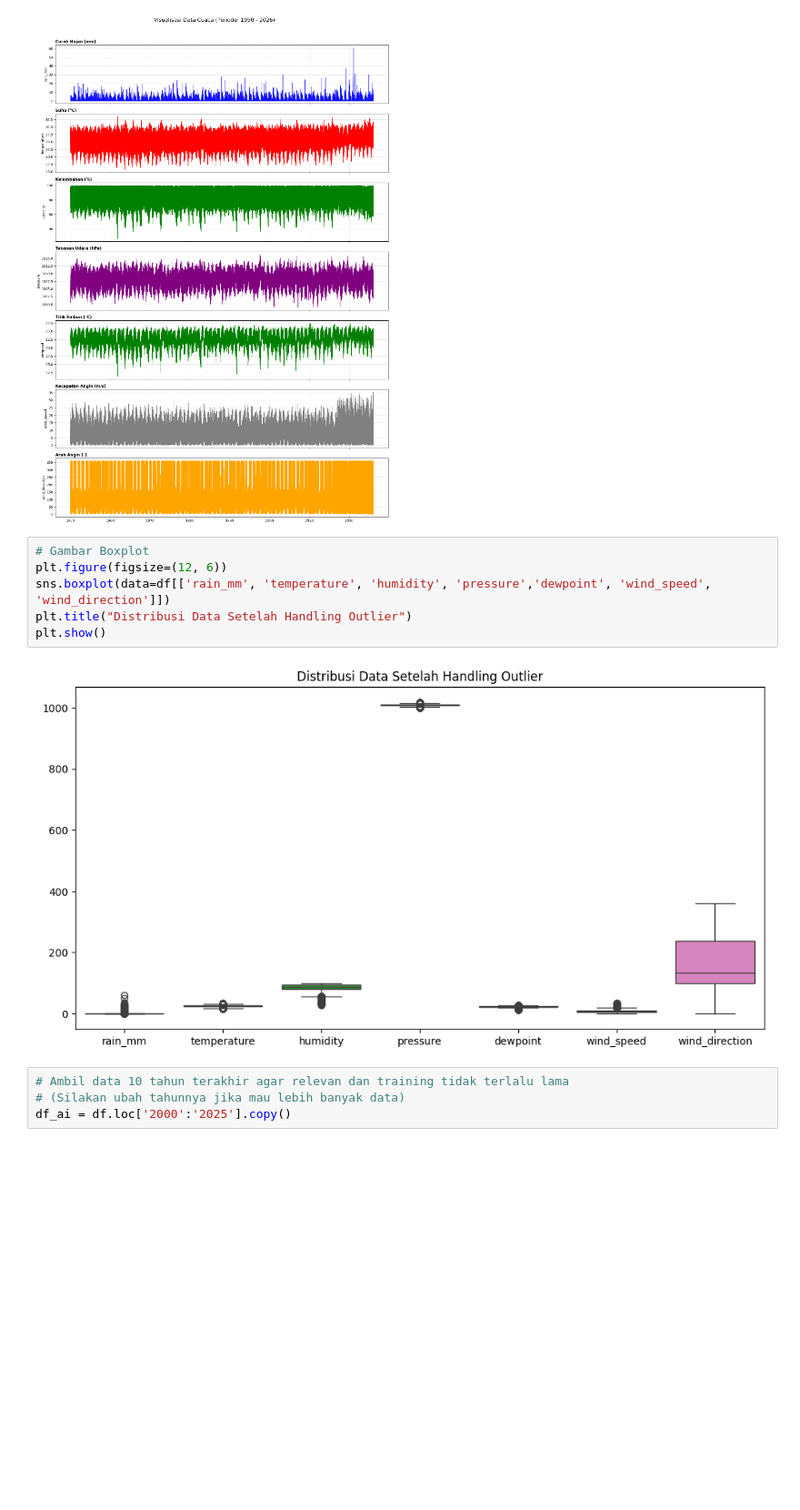
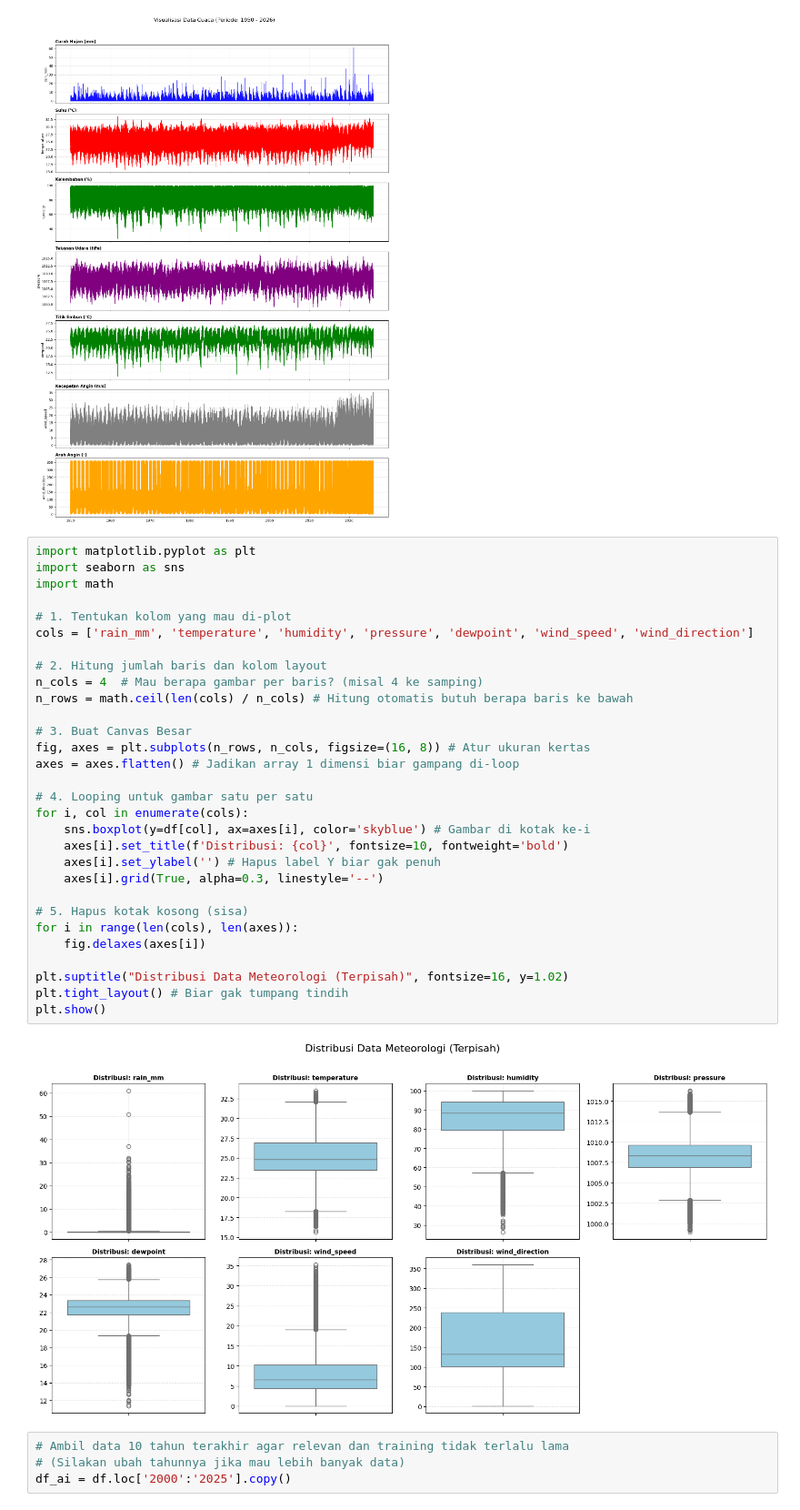
Before and after one commit to evanalif113/Catatan_Meteorologi, a Jupyter notebook: model-prediksi-estimasi-dengan-lstm.ipynb, the cells around one changed output. Shown at 91% size. Drawn from its saved outputs; the diff is of its cells as text; blank space fills up the shorter version.

```diff
--- a/model-prediksi-estimasi-dengan-lstm.ipynb
+++ b/model-prediksi-estimasi-dengan-lstm.ipynb
@@ -141,14 +141,38 @@ plt.tight_layout()
 plt.show()
 # %% [output]
 [figure]
-# %%
-# Gambar Boxplot
-plt.figure(figsize=(12, 6))
-sns.boxplot(data=df[['rain_mm', 'temperature', 'humidity', 'pressure','dewpoint', 'wind_speed', 'wind_direction']])
-plt.title("Distribusi Data Setelah Handling Outlier")
-plt.show()
-# %% [output]
-[figure, removed]
+# %%
+import matplotlib.pyplot as plt
+import seaborn as sns
+import math
+
+# 1. Tentukan kolom yang mau di-plot
+cols = ['rain_mm', 'temperature', 'humidity', 'pressure', 'dewpoint', 'wind_speed', 'wind_direction']
+
+# 2. Hitung jumlah baris dan kolom layout
+n_cols = 4  # Mau berapa gambar per baris? (misal 4 ke samping)
+n_rows = math.ceil(len(cols) / n_cols) # Hitung otomatis butuh berapa baris ke bawah
+
+# 3. Buat Canvas Besar
+fig, axes = plt.subplots(n_rows, n_cols, figsize=(16, 8)) # Atur ukuran kertas
+axes = axes.flatten() # Jadikan array 1 dimensi biar gampang di-loop
+
+# 4. Looping untuk gambar satu per satu
+for i, col in enumerate(cols):
+    sns.boxplot(y=df[col], ax=axes[i], color='skyblue') # Gambar di kotak ke-i
+    axes[i].set_title(f'Distribusi: {col}', fontsize=10, fontweight='bold')
+    axes[i].set_ylabel('') # Hapus label Y biar gak penuh
+    axes[i].grid(True, alpha=0.3, linestyle='--')
+
+# 5. Hapus kotak kosong (sisa)
+for i in range(len(cols), len(axes)):
+    fig.delaxes(axes[i])
+
+plt.suptitle("Distribusi Data Meteorologi (Terpisah)", fontsize=16, y=1.02)
+plt.tight_layout() # Biar gak tumpang tindih
+plt.show()
+# %% [output]
+[figure, added]
 # %%
 # Ambil data 10 tahun terakhir agar relevan dan training tidak terlalu lama
 # (Silakan ubah tahunnya jika mau lebih banyak data)
```
Also changed, not shown: parts of 9 cells of this notebook.
